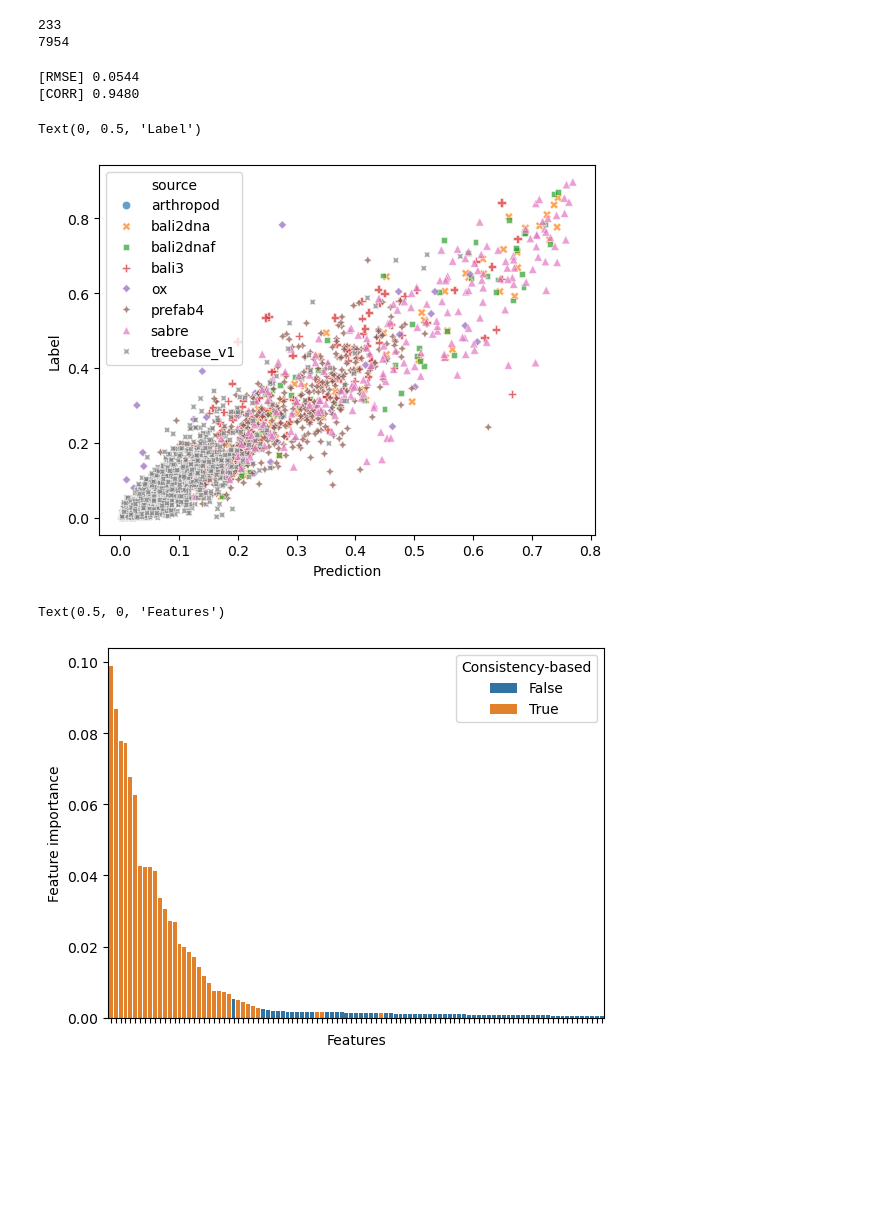
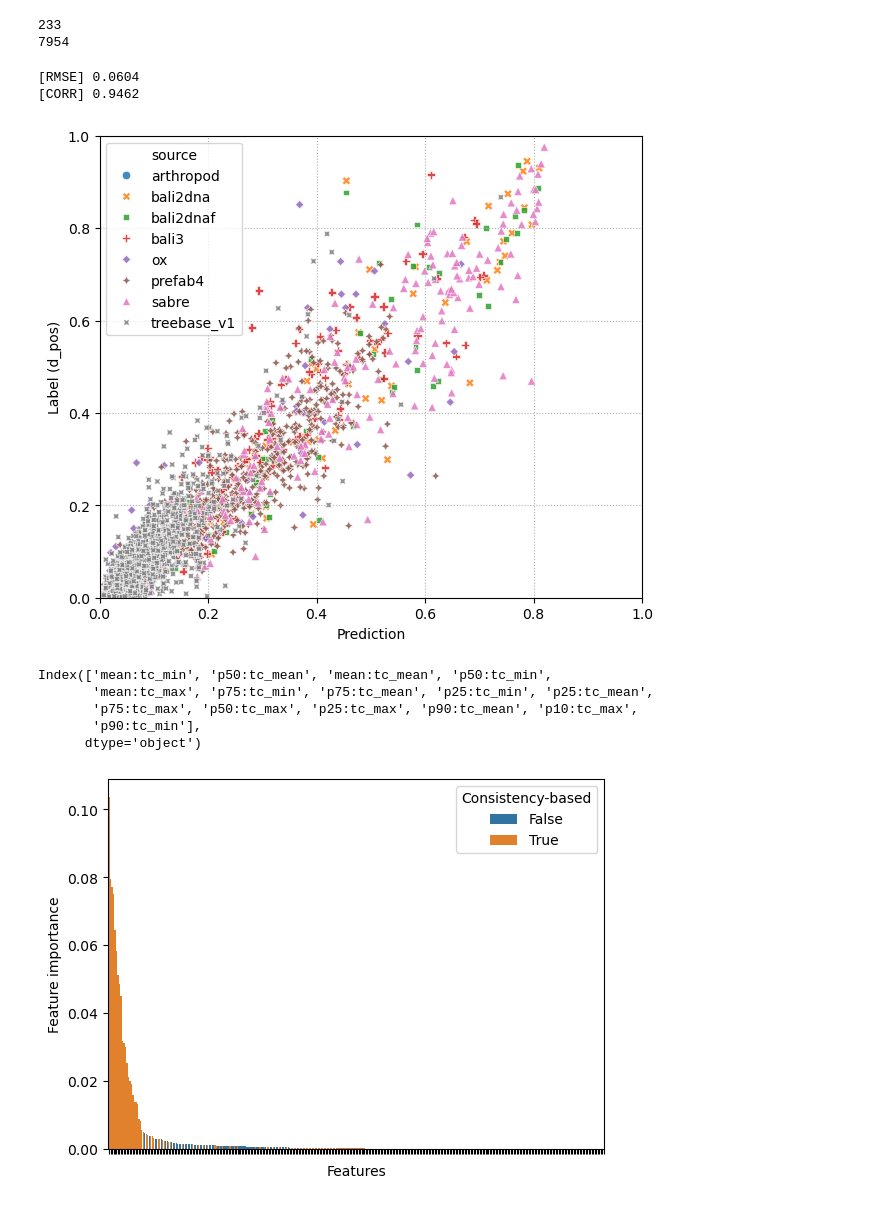
Before and after one commit to MaBody/aldiscore, a Jupyter notebook: notebooks/prediction_dev.ipynb, the cells around one changed output. Cells and saved outputs as stored; diff of their text form; code cells hidden in the pictures; blank space fills up the shorter version.

```diff
--- a/notebooks/prediction_dev.ipynb
+++ b/notebooks/prediction_dev.ipynb
@@ -21,6 +21,9 @@ for source in sources:
     label_dfs.append(label_df)
 
 label_df = pd.concat(label_dfs, axis=0).sort_index()
+# Scale up labels by ~10%
+# label_df = (label_df * 1.1).clip(upper=1)
+label_df = label_df / label_df.max()
 feat_df = pd.concat(feat_dfs, axis=0).sort_index()
 # feat_df = feat_df[top_feats[:20]]
 
@@ -69,7 +83,7 @@ print(feat_df["max:seq_length"].max())
 233
 7954
 # %%
-sample = np.random.randint(0, len(label_df), int(len(label_df) * 0.7))
+sample = np.random.randint(0, len(label_df), int(len(label_df) * 0.75))
 train_idxs = label_df.iloc[sample].index
 test_idxs = feat_df.drop(feat_df.iloc[sample].index).index
 assert len(set(train_idxs).intersection(set(test_idxs))) == 0
@@ -86,14 +100,14 @@ from sklearn.feature_selection import SequentialFeatureSelector
 # selector = SequentialFeatureSelector(
 #     LinearRegression(), n_features_to_select=30
 # )
-model = HistGradientBoostingRegressor(
-    max_features=0.1,
-    max_depth=7,
-    # learning_rate=0.05,
-    max_leaf_nodes=None,
-    max_iter=100,
-    # loss="absolute_error",
-)
+# model = HistGradientBoostingRegressor(
+#     max_features=0.1,
+#     max_depth=7,
+#     # learning_rate=0.05,
+#     max_leaf_nodes=None,
+#     max_iter=800,
+#     # loss="absolute_error",
+# )
 model = RandomForestRegressor(
     max_features=0.1,
     max_depth=7,
@@ -108,7 +122,7 @@ pipeline = Pipeline([("model", model)])
 # model = GradientBoostingRegressor()
 # model = LinearRegression()
 pipeline.fit(feat_df.loc[train_idxs], label_df.loc[train_idxs].to_numpy().ravel())
-y_pred = pipeline.predict(feat_df.loc[test_idxs])
+y_pred = pipeline.predict(feat_df.loc[test_idxs]).clip(min=0, max=1)
 # %%
 y_true = label_df.loc[test_idxs].to_numpy().ravel()
 rmse = (((y_pred - y_true) ** 2).sum() / len(y_true)) ** 0.5
@@ -116,37 +130,47 @@ corr = np.corrcoef(y_true, y_pred)[0, 1]
 print(f"[RMSE] {rmse:.4f}")
 print(f"[CORR] {corr:.4f}")
 # %% [output]
-[RMSE] 0.0544
-[CORR] 0.9480
+[RMSE] 0.0604
+[CORR] 0.9462
 # %%
 import seaborn as sn
 import matplotlib.pyplot as plt
 
 sources = feat_df.loc[test_idxs].reset_index().loc[:, "source"]
-sn.scatterplot(x=y_pred, y=y_true, alpha=0.7, style=sources, hue=sources)
+plt.figure(figsize=(7, 6))
+sn.scatterplot(x=y_pred, y=y_true, alpha=0.85, style=sources, hue=sources)
 plt.xlabel("Prediction")
-plt.ylabel("Label")
+plt.ylabel("Label (d_pos)")
+# plt.xticks(np.linspace(0, 1, 5, endpoint=True))
+# plt.yticks(np.linspace(0, 1, 5, endpoint=True))
+plt.xlim(0, 1)
+plt.ylim(0, 1)
+plt.grid(linestyle=":")
 # sn.scatterplot(
 #     x=y_pred,
 #     y=y_true,
 #     alpha=0.5,
 #     style=sources,
 #     hue=is_dna.loc[test_idxs].reset_index(drop=True),
 # )
 # %% [output]
-Text(0, 0.5, 'Label')
-[figure, old version]
+[figure, new version]
 # %%
 importance = model.feature_importances_
 sort_idxs = np.argsort(importance)[::-1]
 top_feats = feat_df.columns[sort_idxs]
-is_tc = top_feats.str.contains("tc_")
+is_tc = top_feats.str.contains("tc")
 sn.barplot(x=top_feats, y=importance[sort_idxs], hue=is_tc)
 ax = plt.gca()
 _ = ax.set_xticklabels([])
-ax.legend(title="Consistency-based")
-ax.set_ylabel("Feature importance")
-ax.set_xlabel("Features")
+_ = ax.legend(title="Consistency-based")
+_ = ax.set_ylabel("Feature importance")
+_ = ax.set_xlabel("Features")
+print(top_feats[:15])
 # %% [output]
-Text(0.5, 0, 'Features')
+Index(['mean:tc_min', 'p50:tc_mean', 'mean:tc_mean', 'p50:tc_min',
+       'mean:tc_max', 'p75:tc_min', 'p75:tc_mean', 'p25:tc_min', 'p25:tc_mean',
+       'p75:tc_max', 'p50:tc_max', 'p25:tc_max', 'p90:tc_mean', 'p10:tc_max',
+       'p90:tc_min'],
+      dtype='object')
-[figure, old version]
+[figure, new version]
```
Also changed, not shown: parts of 2 cells of this notebook, 1 other file.
